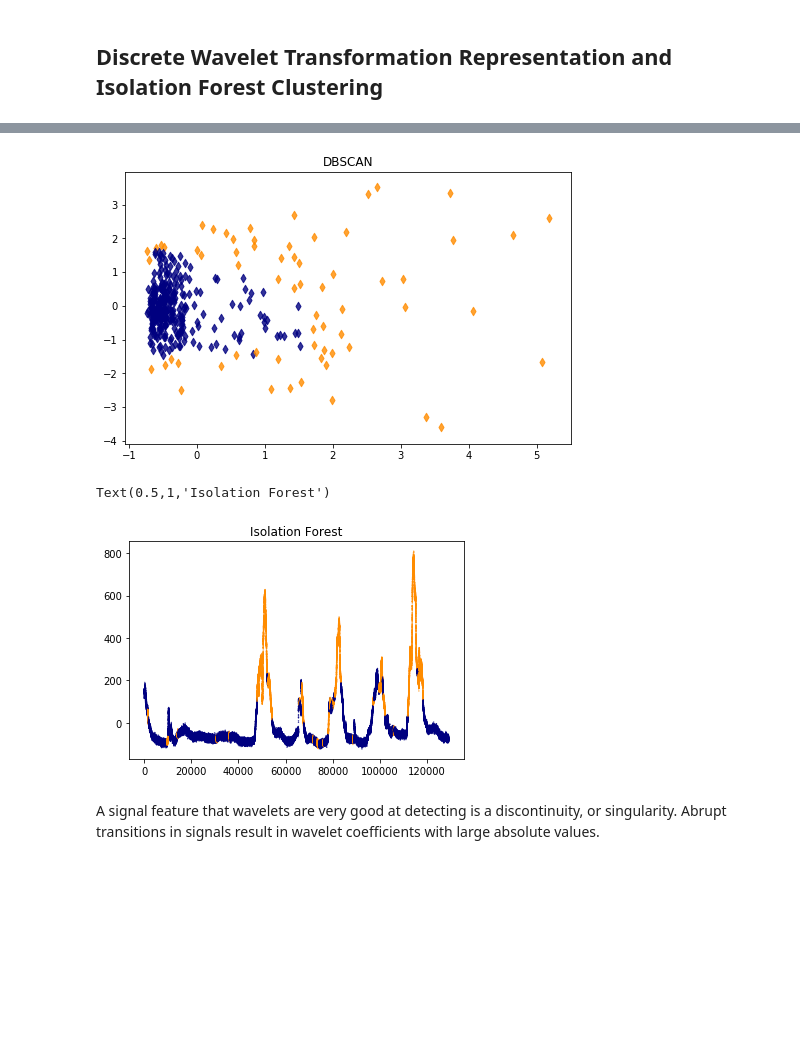
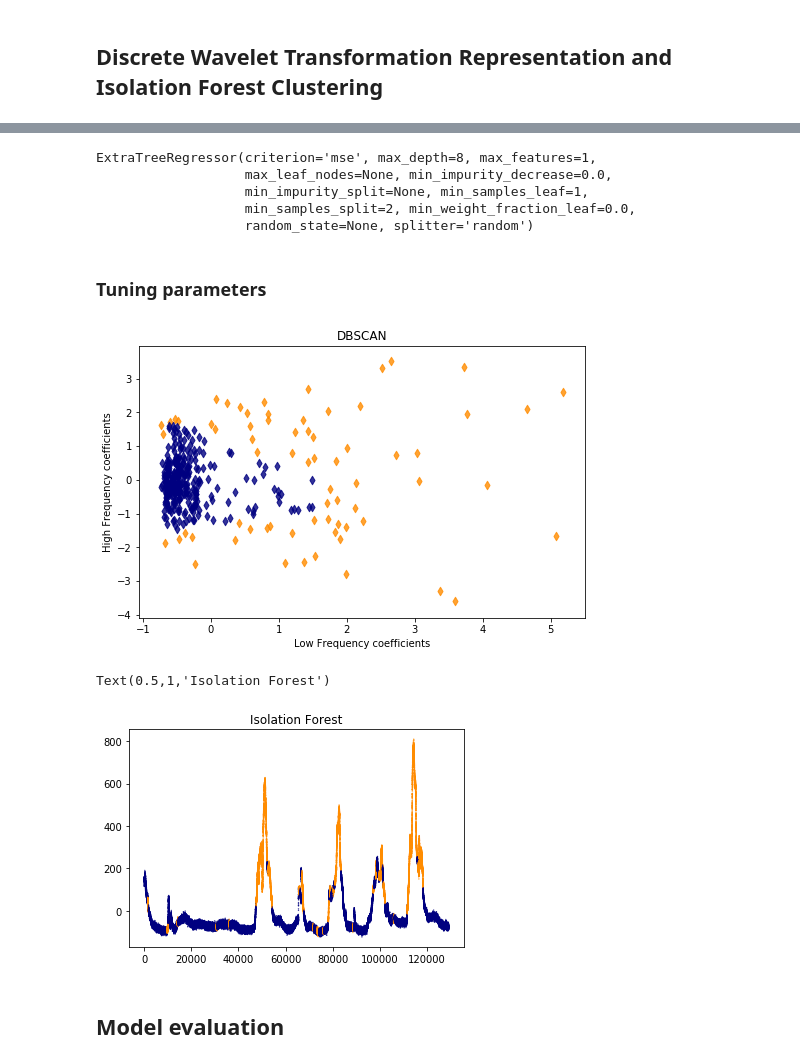
Before and after one commit to matthiasboeker/Sensor_Anomaly_Detection, a Jupyter notebook: Outlier_Detection_Sensor_Data.ipynb, the cells around one changed output, grey strips where cells are left out. Cells and saved outputs as stored; diff of their text form; code cells hidden in the pictures; blank space fills up the shorter version.

```diff
--- a/Outlier_Detection_Sensor_Data.ipynb
+++ b/Outlier_Detection_Sensor_Data.ipynb
@@ -240,7 +345,7 @@ import scipy as sp
 import scipy.fftpack
 # %%
 #Compute the FFT
-temp_fft = sp.fftpack.fft(temp['Sensor1'])
+temp_fft = sp.fftpack.fft(x)
 #Compute the power spectral density (PSD)
 temp_psd = 10* np.abs(temp_fft) ** 2
 #Calculate the frequencies: 1/day
@@ -405,5 +474,7 @@ color = ['darkorange' if x<0 else 'darkgreen' if x == 0 else 'navy' for x in tra
 shape = ['d' if k>0 else 'd' for k in train['label']]
 for x, l, c, m in zip(train['low'], train['high'], color, shape):
     plt.scatter(x, l, alpha=0.8, c=c,marker=m)
+    plt.xlabel('Low Frequency coefficients')
+    plt.ylabel('High Frequency coefficients')
     plt.title('DBSCAN')
 # %% [output]
@@ -521,19 +589,32 @@ scaler = StandardScaler()
 X_iso = scaler.fit_transform(coeffs)
 # %%
 from sklearn.ensemble import IsolationForest
-iso_f = IsolationForest(n_estimators=100, behaviour="new",max_features=1.,contamination='auto').fit_predict(X_iso)
+iso = IsolationForest(n_estimators=100, behaviour="new",max_features=1.,contamination='auto').fit(X_iso)
+iso_f = iso.predict(X_iso)
+# %%
+iso.base_estimator_
+# %% [output]
+ExtraTreeRegressor(criterion='mse', max_depth=8, max_features=1,
+                   max_leaf_nodes=None, min_impurity_decrease=0.0,
+                   min_impurity_split=None, min_samples_leaf=1,
+                   min_samples_split=2, min_weight_fraction_leaf=0.0,
+                   random_state=None, splitter='random')
+# %% [markdown]
+### Tuning parameters
 # %%
-dic_iso = {'low':X[:,0],'high': X[:,1], 'label':iso_f}
+dic_iso = {'low':X_iso[:,0],'high': X_iso[:,1], 'label':iso_f}
 X_df = pd.DataFrame(dic_iso)
 # %%
 fig = plt.figure(figsize=(8,5))
 color = ['darkorange' if x<0 else 'darkgreen' if x == 0 else 'navy' for x in X_df['label']]
 shape = ['d' if k>0 else 'd' for k in X_df['label']]
 for x, l, c, m in zip(X_df['low'], X_df['high'], color, shape):
     plt.scatter(x, l, alpha=0.8, c=c,marker=m)
+    plt.xlabel('Low Frequency coefficients')
+    plt.ylabel('High Frequency coefficients')
     plt.title('DBSCAN')
 # %% [output]
-[figure, old version]
+[figure, new version]
 # %%
 iso_s = pd.Series()
 iso_lab = pd.Series()
@@ -551,6 +632,6 @@ plt.scatter(res_iso['ts'].index, res_iso['ts'], c=color, marker='.', s=0.5)
 plt.title('Isolation Forest')
 # %% [output]
 Text(0.5,1,'Isolation Forest')
-[figure, old version]
+[figure, new version]
-# %% [markdown]
-A signal feature that wavelets are very good at detecting is a discontinuity, or singularity. Abrupt transitions in signals result in wavelet coefficients with large absolute values.
+# %% [markdown]
+## Model evaluation
```
Also changed, not shown: parts of 53 cells of this notebook.
